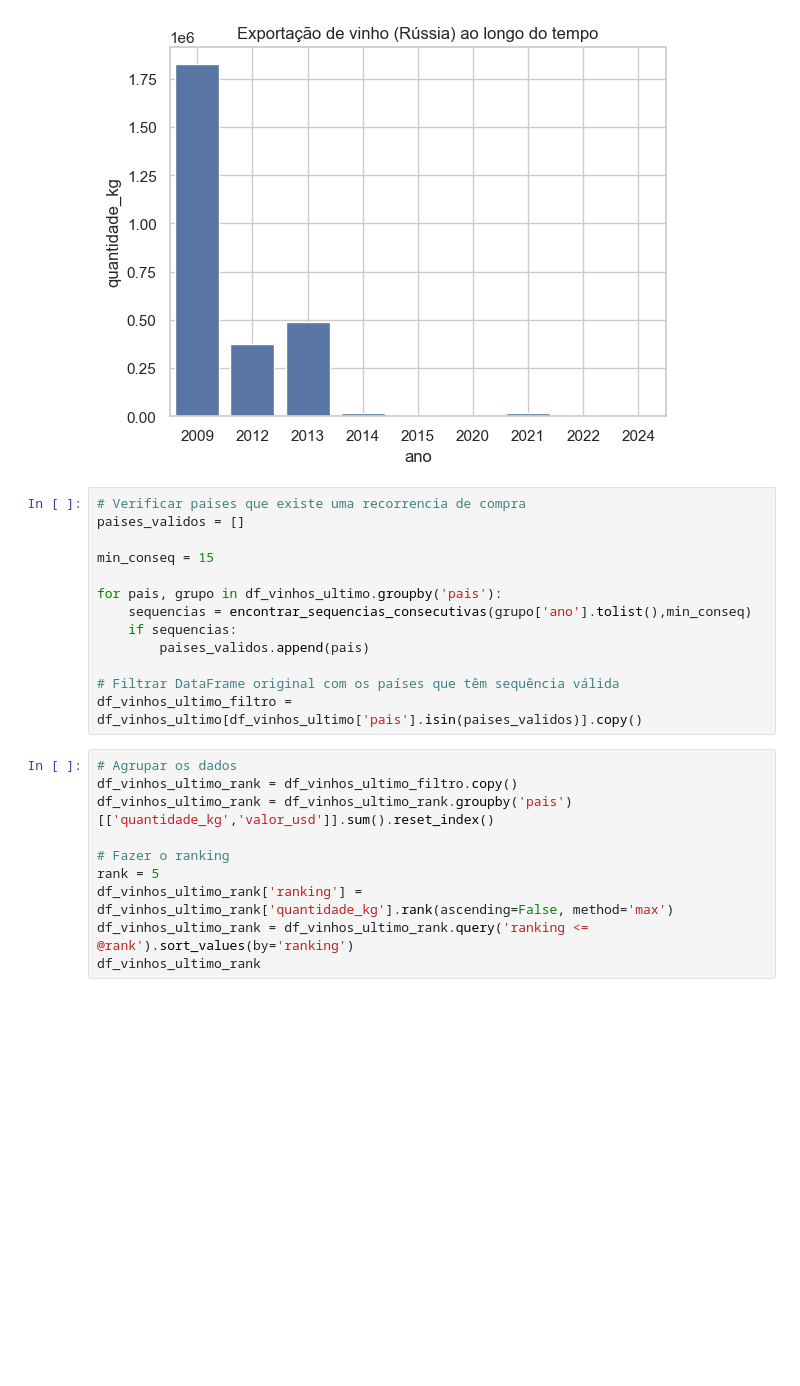
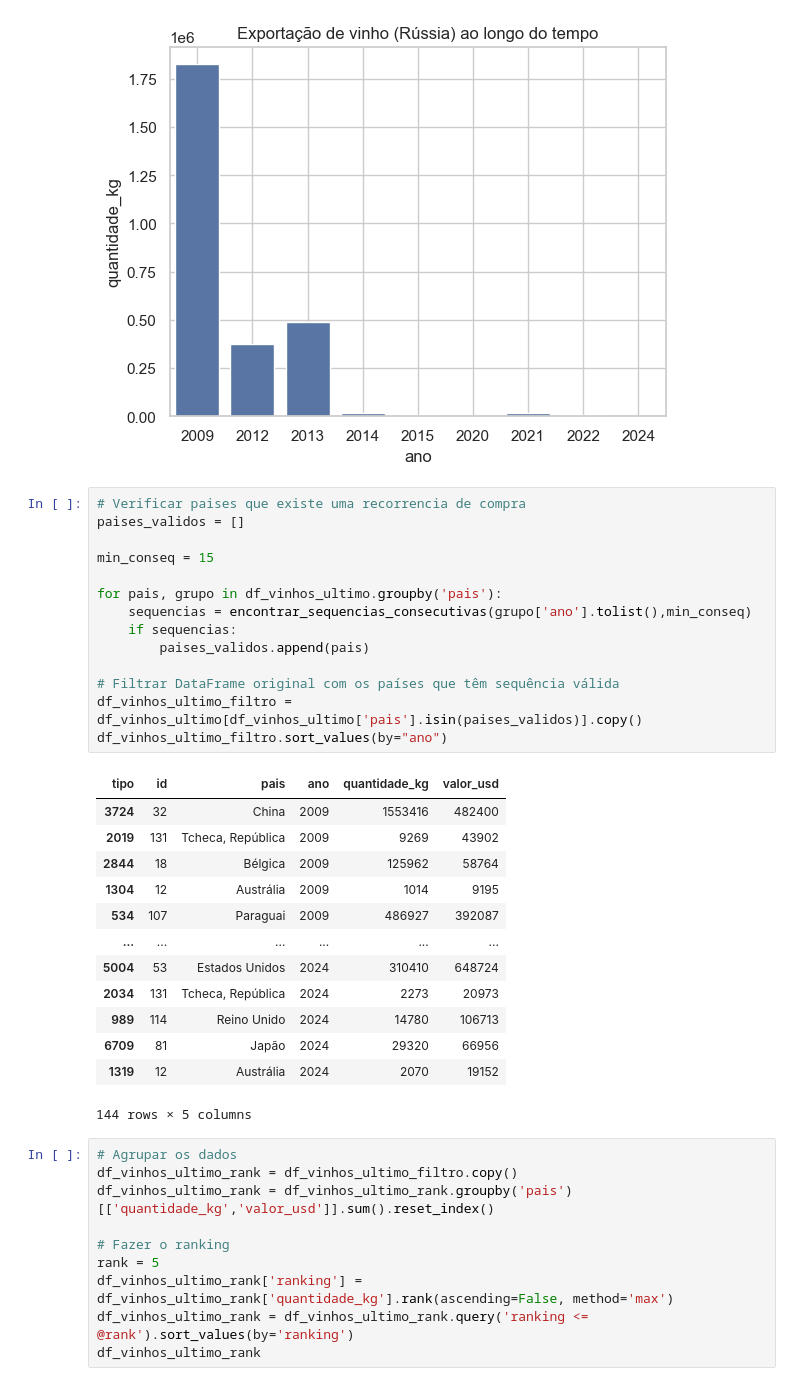
Before and after one commit to RicardViana/fiap-Data-Analysis-and-Exploration, a Jupyter notebook: tech_challenge_fase1.ipynb, the cells around one changed output. Drawn from its saved outputs; the diff is of its cells as text; blank space fills up the shorter version.

```diff
--- a/tech_challenge_fase1.ipynb
+++ b/tech_challenge_fase1.ipynb
@@ -184,16 +184,31 @@ plt.show()
 # %%
 # Verificar paises que existe uma recorrencia de compra
 paises_validos = []
 
 min_conseq = 15
 
 for pais, grupo in df_vinhos_ultimo.groupby('pais'):
     sequencias = encontrar_sequencias_consecutivas(grupo['ano'].tolist(),min_conseq)
     if sequencias:
         paises_validos.append(pais)
 
 # Filtrar DataFrame original com os países que têm sequência válida
 df_vinhos_ultimo_filtro = df_vinhos_ultimo[df_vinhos_ultimo['pais'].isin(paises_validos)].copy()
+df_vinhos_ultimo_filtro.sort_values(by="ano")
+# %% [output]
+| tipo | id | pais | ano | quantidade_kg | valor_usd |
+| 3724 | 32 | China | 2009 | 1553416 | 482400 |
+| 2019 | 131 | Tcheca, República | 2009 | 9269 | 43902 |
+| 2844 | 18 | Bélgica | 2009 | 125962 | 58764 |
+| 1304 | 12 | Austrália | 2009 | 1014 | 9195 |
+| 534 | 107 | Paraguai | 2009 | 486927 | 392087 |
+| ... | ... | ... | ... | ... | ... |
+| 5004 | 53 | Estados Unidos | 2024 | 310410 | 648724 |
+| 2034 | 131 | Tcheca, República | 2024 | 2273 | 20973 |
+| 989 | 114 | Reino Unido | 2024 | 14780 | 106713 |
+| 6709 | 81 | Japão | 2024 | 29320 | 66956 |
+| 1319 | 12 | Austrália | 2024 | 2070 | 19152 |
+144 rows × 5 columns
 # %%
 # Agrupar os dados
 df_vinhos_ultimo_rank = df_vinhos_ultimo_filtro.copy()
```
Also changed, not shown: parts of 2 cells of this notebook.
